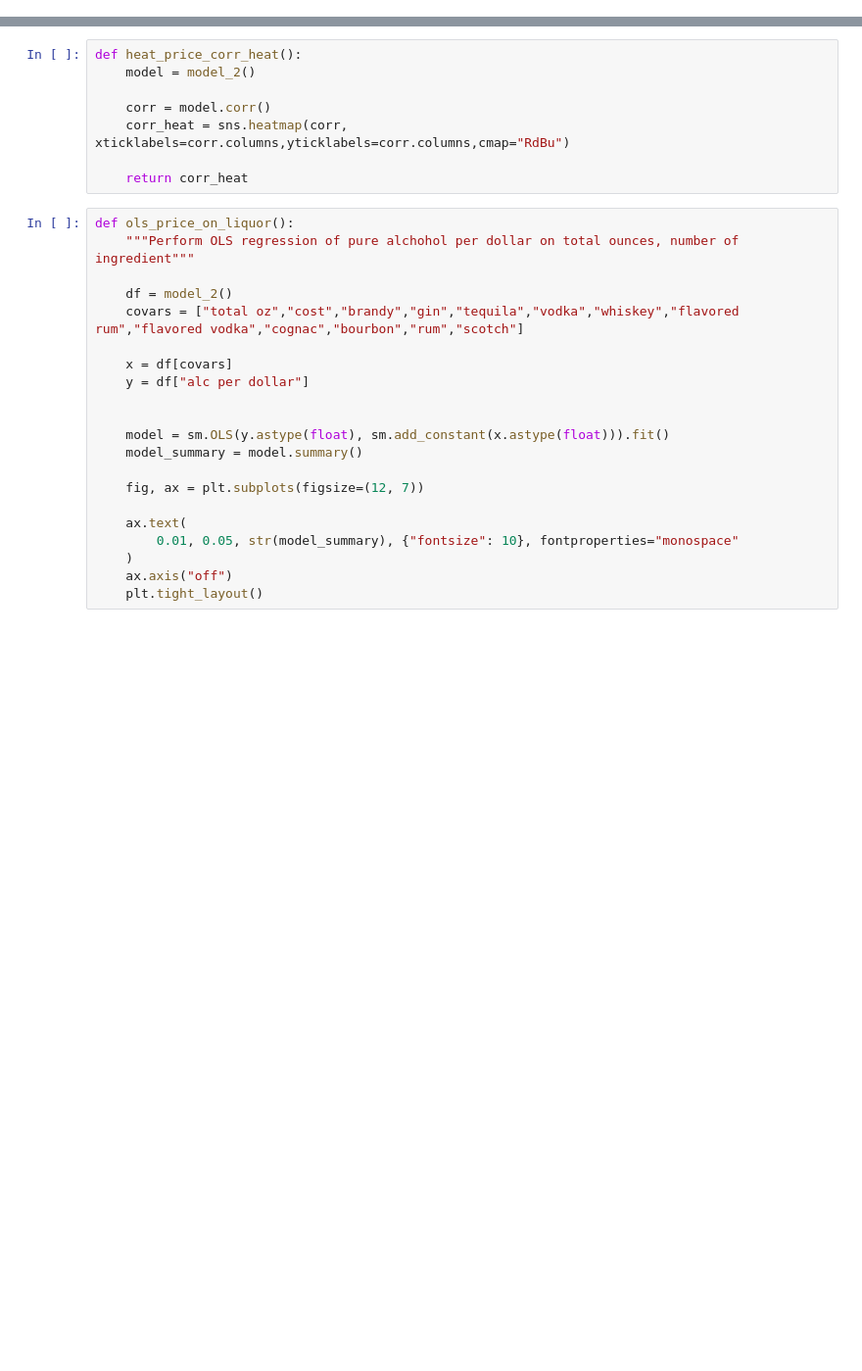
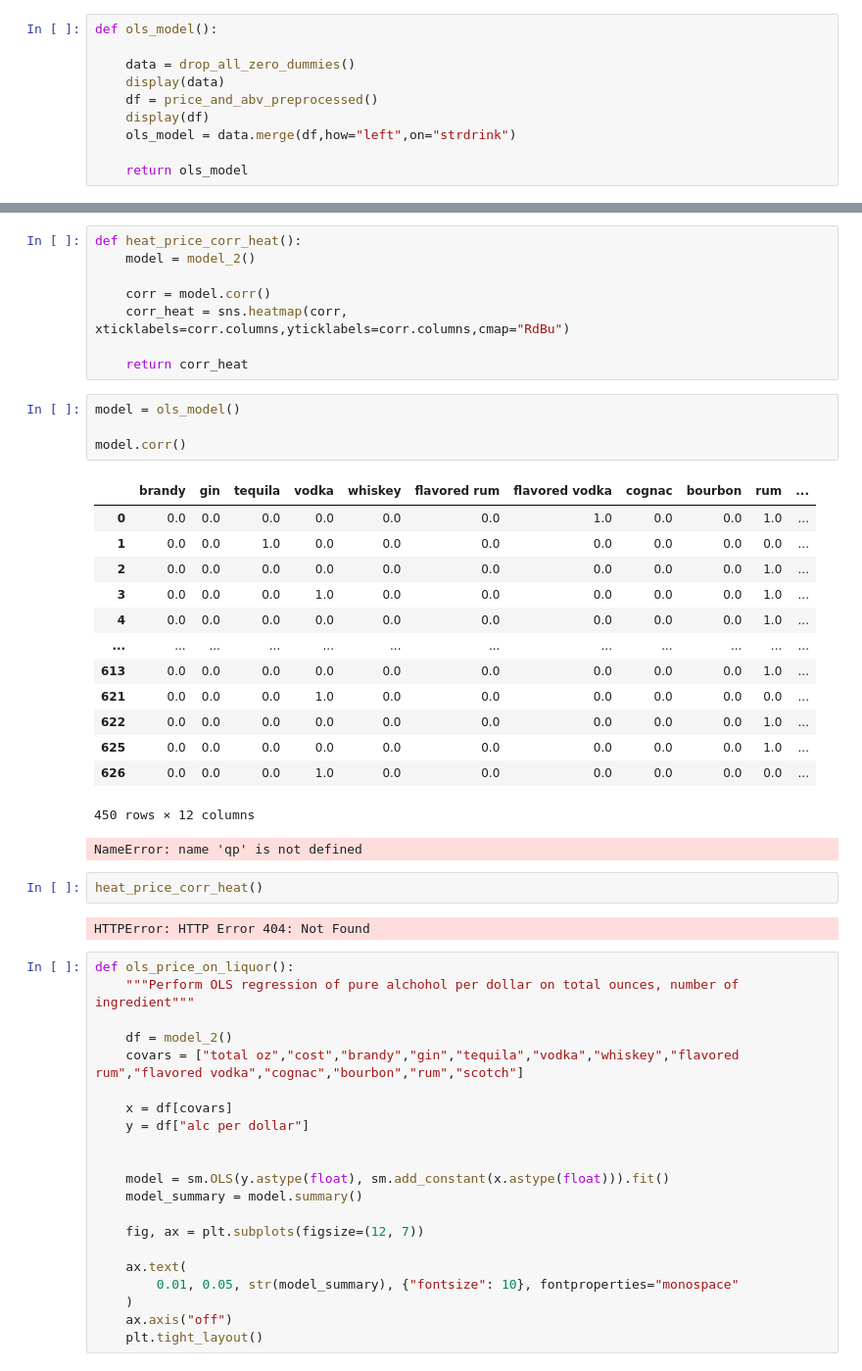
Before and after one commit to ElliottMetzler/the-manhattan-project, a Jupyter notebook: code/drink_costs.ipynb, the cells around one changed output, grey strips where cells are left out. Shown at 98% size. Saved outputs shown, nothing was run; the diff lists cells and outputs as text; blank space fills up the shorter version.

```diff
--- a/code/drink_costs.ipynb
+++ b/code/drink_costs.ipynb
@@ -46,0 +73,10 @@ def summmary_of_oz():
+# %%
+def ols_model():
+
+    data = drop_all_zero_dummies()
+    display(data)
+    df = price_and_abv_preprocessed()
+    display(df)
+    ols_model = data.merge(df,how="left",on="strdrink")
+
+    return ols_model
@@ -238,6 +287,29 @@ def heat_price_corr_heat():
     corr_heat = sns.heatmap(corr, xticklabels=corr.columns,yticklabels=corr.columns,cmap="RdBu")
 
     return corr_heat
+# %%
+model = ols_model()
+
+model.corr()
+# %% [output]
+|  | brandy | gin | tequila | vodka | whiskey | flavored rum | flavored vodka | cognac | bourbon | rum | ... |
+| 0 | 0.0 | 0.0 | 0.0 | 0.0 | 0.0 | 0.0 | 1.0 | 0.0 | 0.0 | 1.0 | ... |
+| 1 | 0.0 | 0.0 | 1.0 | 0.0 | 0.0 | 0.0 | 0.0 | 0.0 | 0.0 | 0.0 | ... |
+| 2 | 0.0 | 0.0 | 0.0 | 0.0 | 0.0 | 0.0 | 0.0 | 0.0 | 0.0 | 1.0 | ... |
+| 3 | 0.0 | 0.0 | 0.0 | 1.0 | 0.0 | 0.0 | 0.0 | 0.0 | 0.0 | 1.0 | ... |
+| 4 | 0.0 | 0.0 | 0.0 | 0.0 | 0.0 | 0.0 | 0.0 | 0.0 | 0.0 | 1.0 | ... |
+| ... | ... | ... | ... | ... | ... | ... | ... | ... | ... | ... | ... |
+| 613 | 0.0 | 0.0 | 0.0 | 0.0 | 0.0 | 0.0 | 0.0 | 0.0 | 0.0 | 1.0 | ... |
+| 621 | 0.0 | 0.0 | 0.0 | 1.0 | 0.0 | 0.0 | 0.0 | 0.0 | 0.0 | 0.0 | ... |
+| 622 | 0.0 | 0.0 | 0.0 | 0.0 | 0.0 | 0.0 | 0.0 | 0.0 | 0.0 | 1.0 | ... |
+| 625 | 0.0 | 0.0 | 0.0 | 0.0 | 0.0 | 0.0 | 0.0 | 0.0 | 0.0 | 1.0 | ... |
+| 626 | 0.0 | 0.0 | 0.0 | 1.0 | 0.0 | 0.0 | 0.0 | 0.0 | 0.0 | 0.0 | ... |
+450 rows × 12 columns
+NameError: name 'qp' is not defined
+# %%
+heat_price_corr_heat()
+# %% [output]
+HTTPError: HTTP Error 404: Not Found
 # %%
 def ols_price_on_liquor():
     """Perform OLS regression of pure alchohol per dollar on total ounces, number of ingredient"""
```
Also changed, not shown: parts of 6 cells of this notebook, 1 other file.
